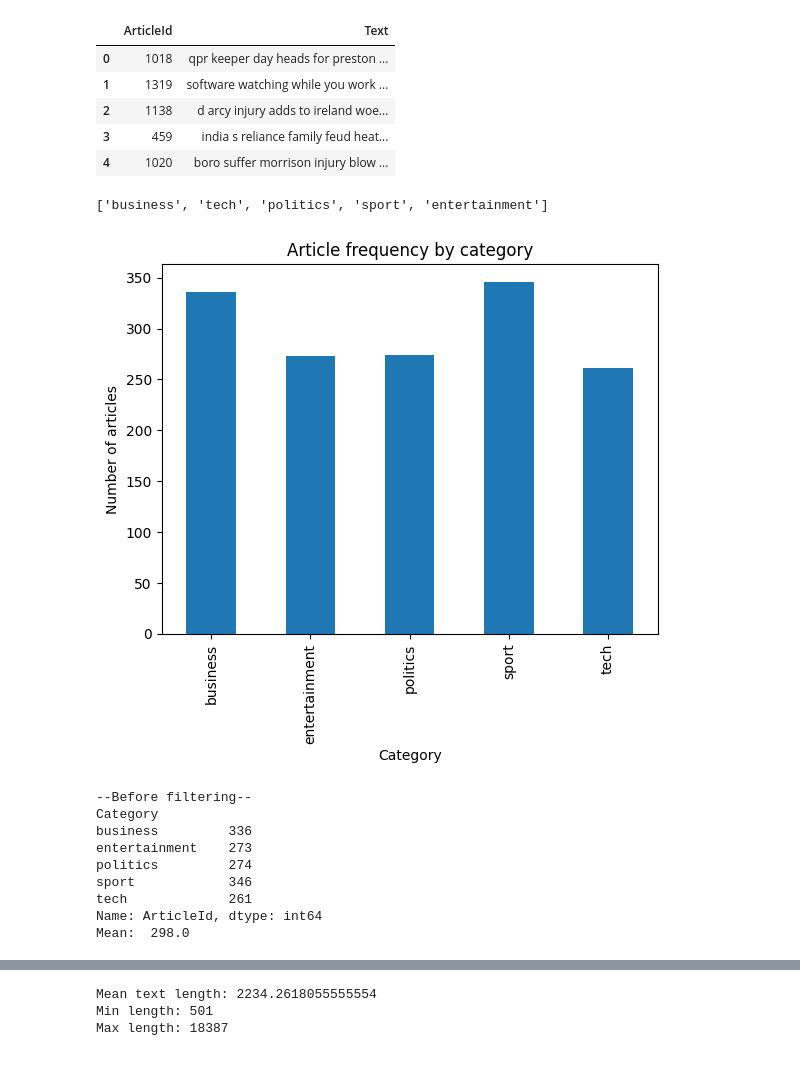
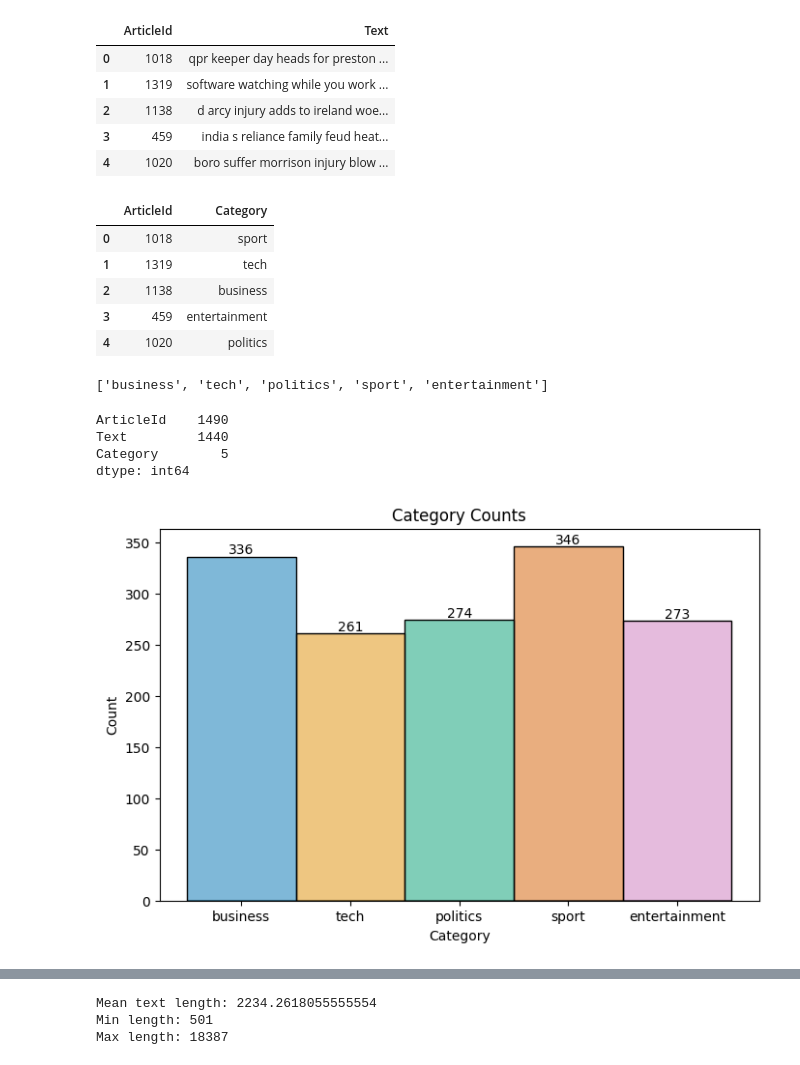
Before and after one commit to yasuomaidana/introduction-to-machine-learning, a Jupyter notebook: Unsupervised Algorithms in Machine Learning/BBC News Classification/BBC text classification.ipynb, the cells around one changed output, grey strips where cells are left out. Saved outputs shown, nothing was run; the diff lists cells and outputs as text; code cells hidden in the pictures.

Commit message:
COUR-1009: Filtering data

```diff
--- a/Unsupervised Algorithms in Machine Learning/BBC News Classification/BBC text classification.ipynb
+++ b/Unsupervised Algorithms in Machine Learning/BBC News Classification/BBC text classification.ipynb
@@ -74,29 +73,49 @@ None
 | 2 | 1138 | d arcy injury adds to ireland woe... |
 | 3 | 459 | india s reliance family feud heat... |
 | 4 | 1020 | boro suffer morrison injury blow ... |
+# %%
+solution = pd.read_csv("data/BBC News Sample Solution.csv")
+solution.head()
+# %% [output]
+|  | ArticleId | Category |
+| 0 | 1018 | sport |
+| 1 | 1319 | tech |
+| 2 | 1138 | business |
+| 3 | 459 | entertainment |
+| 4 | 1020 | politics |
 # %%
 # Extracting labels
 labels = train_data["Category"].unique().tolist()
 labels
 # %% [output]
 ['business', 'tech', 'politics', 'sport', 'entertainment']
-# %%
-count_by_labels = train_data.groupby("Category").count().iloc[:,0]
-count_by_labels.plot.bar(title="Article frequency by category", ylabel="Number of articles")
-plt.show()
-train_data.drop_duplicates(subset="Text",keep="first", inplace=True)
-print("--Before filtering--")
-print(count_by_labels)
-mean_count = count_by_labels.mean()
-print("Mean: ",mean_count)
-# %% [output]
-[figure, removed]
---Before filtering--
-Category
-business         336
-entertainment    273
-politics         274
-sport            346
-tech             261
-Name: ArticleId, dtype: int64
-Mean:  298.0
+# %%
+train_data.nunique()
+# %% [output]
+ArticleId    1490
+Text         1440
+Category        5
+dtype: int64
+# %%
+def remove_0_tags_for_histograms(ax_container:Container):
+    ind = np.where(ax_container.datavalues>0)[0]
+    ax_container.datavalues = ax_container.datavalues[ind]
+    ax_container.patches = [ax_container.patches[i] for i in ind]
+    return ax_container
+
+def add_histogram_values(ax:plt.Axes):
+    [ax.bar_label(remove_0_tags_for_histograms(b)) for b in ax.containers]
+# %%
+fig, ax = plt.subplots(figsize=(8, 5))
+ax2 = sns.histplot(
+    data = train_data,
+    x = 'Category',
+    hue = 'Category',
+    palette = 'colorblind',
+    legend = False,
+    ).set(
+        title = 'Category Counts')
+
+add_histogram_values(ax)
+# %% [output]
+[figure, added]
```
Also changed, not shown: parts of 9 cells of this notebook.
